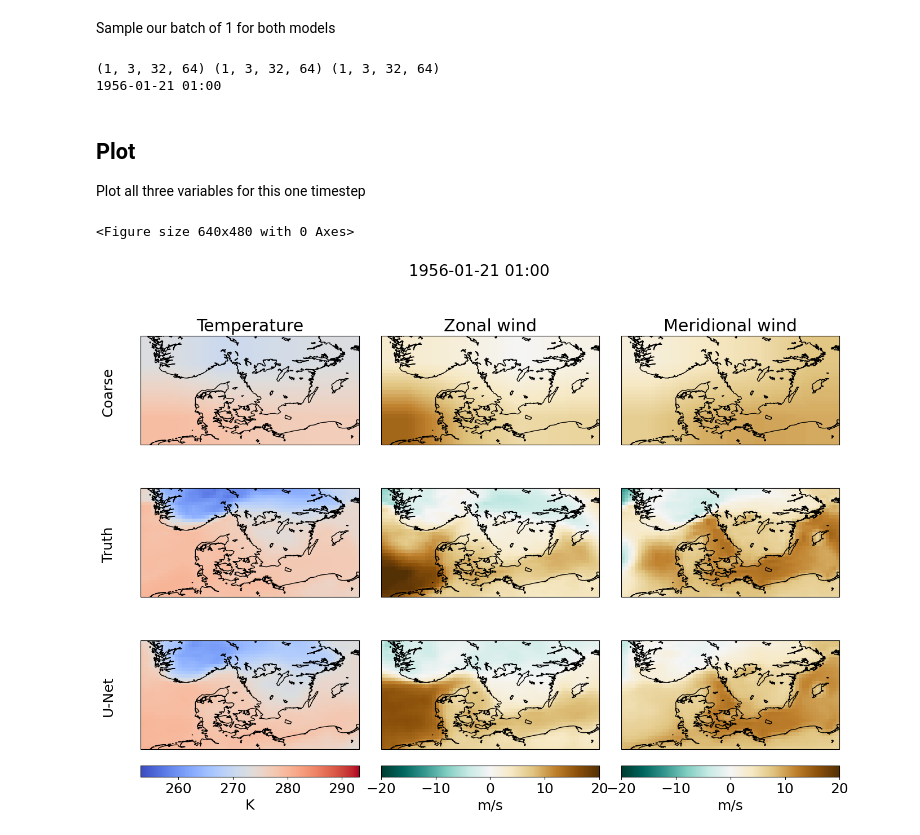
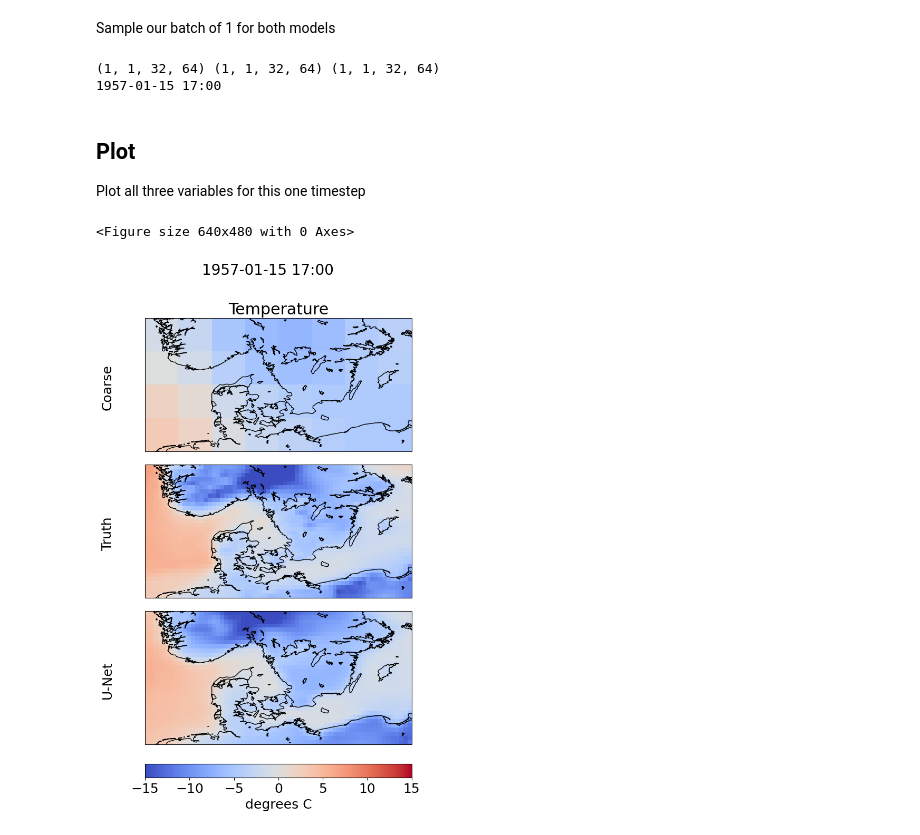
Before and after one commit to LPares01/HeatwavesDiffuse-DK, a Jupyter notebook: examples/inference.ipynb, the cells around one changed output. Cells and saved outputs as stored; diff of their text form; code cells hidden in the pictures.

Commit message:
Run 6 - only temperature. Coarse display in inference. Patched bug in UpscaleDataset.plot_batch. Scripts for new dataset generation.

```diff
--- a/examples/inference.ipynb
+++ b/examples/inference.ipynb
@@ -19,7 +20,7 @@ from torch.utils.data.dataloader import DataLoader
 Set up models
 # %%
 # Subset of years
-year_start = 1956
+year_start = 1957
 year_end = 1957
 
 # Device
@@ -27,8 +28,9 @@ device = 'cuda' if torch.cuda.is_available() else 'cpu'
 print(device)
 
 # Dirs
+run_nbr = '06'
 data_dir="../data/"
-model_dir="Models_unet_DK"
+model_dir=f"runs_unet_DK/run_{run_nbr}"
 # %% [output]
 cpu
 # %% [markdown]
@@ -36,8 +38,8 @@ Get checkpoints of models for both UNet and Diffusion
 # %%
 # Get models
 # unet
-model_unet = UNet((64, 32), 5, 3, label_dim=2, use_diffuse=False).to(device)
-model_unet.load_state_dict(torch.load(f"{model_dir}/run_04.pt", map_location='cpu'))
+model_unet = UNet((64, 32), 3, 1, label_dim=2, use_diffuse=False).to(device)
+model_unet.load_state_dict(torch.load(f"{model_dir}/run_{run_nbr}.pt", map_location='cpu'))
 # diffusion
 # model_diff = EDMPrecond((256, 128), 8, 3).to(device)
 # model_diff.load_state_dict(torch.load(f"{model_dir}/Model_chpt/diffusion.pt", map_location='cpu'))
@@ -107,23 +111,23 @@ date_str = date.strftime("%Y-%m-%d %H:%M")
 
 print(date_str)
 # %% [output]
-(1, 3, 32, 64) (1, 3, 32, 64) (1, 3, 32, 64)
-1956-01-21 01:00
+(1, 1, 32, 64) (1, 1, 32, 64) (1, 1, 32, 64)
+1957-01-15 17:00
 # %% [markdown]
 ## Plot
 Plot all three variables for this one timestep
 # %%
 # Variables - defines three separate subplots
-varnames = ["VAR_2T", "VAR_10U", "VAR_10V"]
+varnames = ["VAR_2T"]
 # vmin = [250, -10, -10]
 # vmax = [300, 10, 10]
-vmin = [273.15-20, -20, -20]
-vmax = [273.15+20, 20, 20]
+vmin = [-15]
+vmax = [+15]
 # vmax_stds = [3, 1, 1]
-cmaps = ["coolwarm", "BrBG_r", "BrBG_r"]
+cmaps = ["coolwarm"]
 
-plot_varnames = ["Temperature", "Zonal wind", "Meridional wind"]
-plot_var_labels = ["K", "m/s", "m/s"]
+plot_varnames = ["Temperature"]
+plot_var_labels = ["degrees C"]
 plt.rcParams.update({'font.size': 18})
 # %%
 plt.clf()
@@ -131,19 +135,20 @@ plt.clf()
 #                         subplot_kw={'projection': ccrs.PlateCarree()},
 #                         gridspec_kw={'wspace': 0.1,
 #                                      'hspace': 0.1})
-fig, axs = plt.subplots(3,3, figsize=(16, 10.2),
+fig, axs = plt.subplots(3,1, figsize=(16, 10.5),
                         subplot_kw={'projection': ccrs.PlateCarree()},
                         gridspec_kw={'wspace': 0.1,
                                      'hspace': 0.1})
 
 for i, varname in enumerate(varnames):
 
-    # Plot truth for first plot
-    ax = axs[0, i]
+    coarse_raw = coarse[0, i].reshape(4, 8, 8, 8).mean(axis=(1, 3))
+    coarse_up = np.repeat(np.repeat(coarse_raw, 8, axis=0), 8, axis=1)
+    ax = axs[0]
     plt.sca(ax)
     ax.coastlines()
     ax.add_feature(cartopy.feature.LAKES, edgecolor='black', facecolor='none')
-    pcm = plt.pcolormesh(lon, lat, coarse[0, i],
+    pcm = plt.pcolormesh(lon, lat, coarse_up-273.15,
                    vmin=vmin[i], vmax=vmax[i],
                    shading='nearest',
                    cmap=cmaps[i])
@@ -152,11 +157,11 @@ for i, varname in enumerate(varnames):
         plt.text(lon[0]-2, lat[len(lat) // 2], f"Coarse", transform=ccrs.PlateCarree(),
                  rotation='vertical', ha='right', va='center', zorder=10)
 
-    ax = axs[1, i]
+    ax = axs[1]
     plt.sca(ax)
     ax.coastlines()
     ax.add_feature(cartopy.feature.LAKES, edgecolor='black', facecolor='none')
-    pcm = plt.pcolormesh(lon, lat, fine[0, i],
+    pcm = plt.pcolormesh(lon, lat, fine[0, i]-273.15,
                    vmin=vmin[i], vmax=vmax[i],
                    shading='nearest',
                    cmap=cmaps[i])
@@ -164,36 +169,36 @@ for i, varname in enumerate(varnames):
         plt.text(lon[0]-2, lat[len(lat) // 2], f"Truth", transform=ccrs.PlateCarree(),
                  rotation='vertical', ha='right', va='center', zorder=10)
 
-    ax = axs[2, i]
+    ax = axs[2]
     plt.sca(ax)
     ax.coastlines()
     ax.add_feature(cartopy.feature.LAKES, edgecolor='black', facecolor='none')
-    pcm = plt.pcolormesh(lon, lat, predicted_unet[0, i],
+    pcm = plt.pcolormesh(lon, lat, predicted_unet[0, i]-273.15,
                    vmin=vmin[i], vmax=vmax[i],
                    shading='nearest',
                    cmap=cmaps[i])
     if i == 0:
         plt.text(lon[0]-2, lat[len(lat) // 2], f"U-Net", transform=ccrs.PlateCarree(),
                  rotation='vertical', ha='right', va='center', zorder=10)
 
     # ax = axs[3, i]
     # plt.sca(ax)
     # ax.coastlines()
     # ax.add_feature(cartopy.feature.LAKES, edgecolor='black', facecolor='none')
-    # pcm = plt.pcolormesh(lon, lat, predicted_diff[0, i],
+    # pcm = plt.pcolormesh(lon, lat, predicted_diff[0, i]-273.15,
     #                vmin=vmin[i], vmax=vmax[i],
     #                shading='nearest',
     #                cmap=cmaps[i])
     # if i == 0:
     #     plt.text(lon[0]-2, lat[len(lat) // 2], f"Diffusion", transform=ccrs.PlateCarree(),
     #              rotation='vertical', ha='right', va='center', zorder=10)
     # cax = axs[3, i].inset_axes([0., -0.25, 1, 0.1])
 
-    cax = axs[2, i].inset_axes([0., -0.25, 1, 0.1])
+    cax = axs[2].inset_axes([0., -0.25, 1, 0.1])
     plt.colorbar(pcm, cax = cax, orientation="horizontal", label=f"{plot_var_labels[i]}")
 
 fig.suptitle(f"{date_str}", fontsize=20, y=0.98)
 plt.show()
 # %% [output]
 <Figure size 640x480 with 0 Axes>
-[figure, old version]
+[figure, new version]
```
Also changed, not shown: parts of 2 cells of this notebook, 8 other files.
